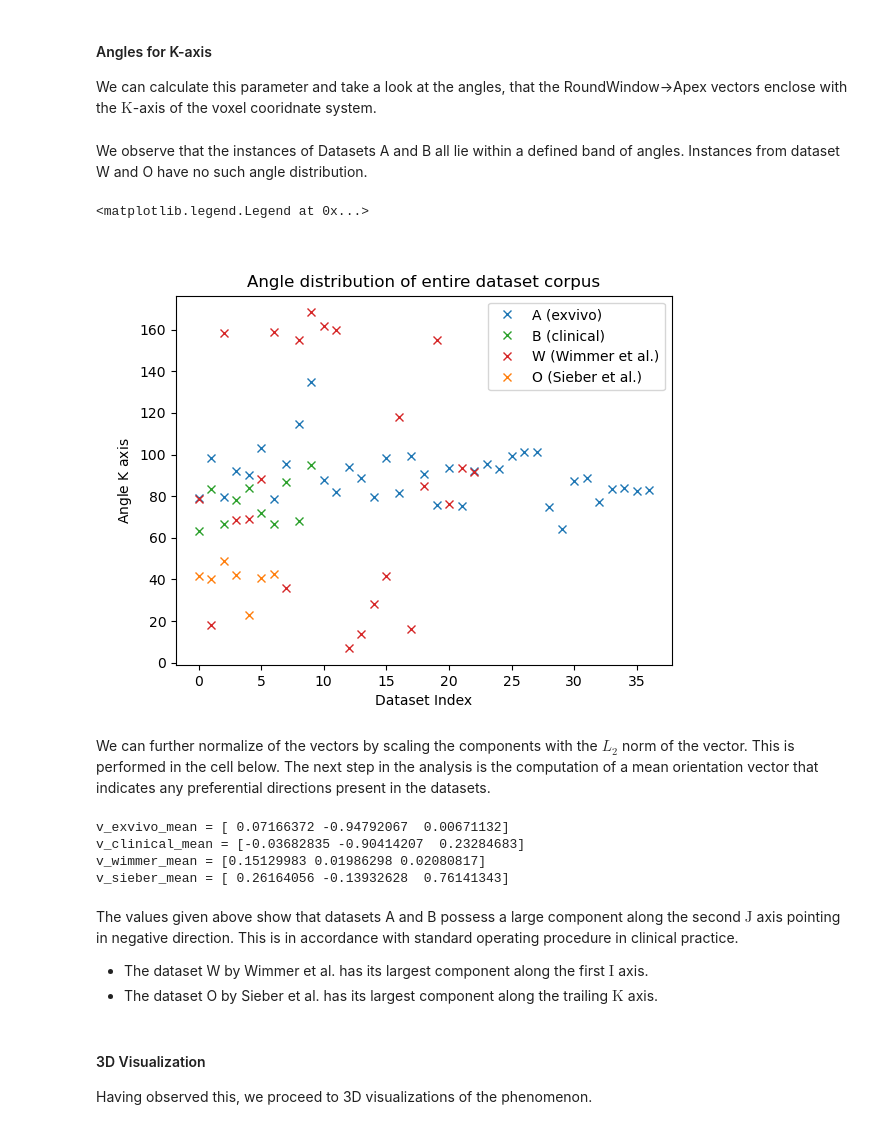
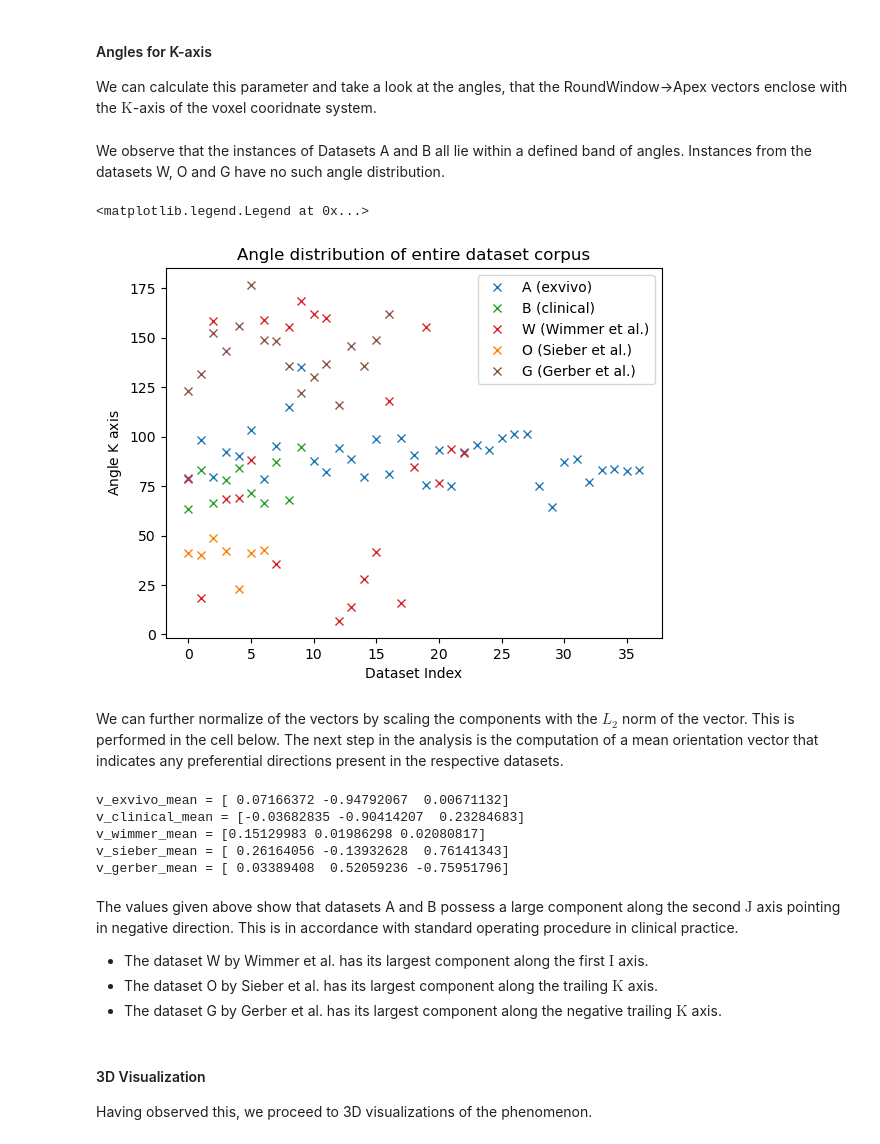
Before and after one commit to stebix/cochlea-spatial-investigation, a Jupyter notebook: orientation-analysis.ipynb, the cells around one changed output. Cells and saved outputs as stored; diff of their text form; code cells hidden in the pictures.

Commit message:
push dataset G and updated changes for revision

```diff
--- a/orientation-analysis.ipynb
+++ b/orientation-analysis.ipynb
@@ -46,6 +48,7 @@ vectors_clin = build_vectors(clin_dataset_landmarks, 'RoundWindow', 'CochleaTop'
 vectors_exvo = build_vectors(exvo_dataset_landmarks, 'RoundWindow', 'CochleaTop')
 vectors_wim = build_vectors(wim_dataset_landmarks, 'RoundWindow', 'CochleaTop')
 vectors_sib = build_vectors(sib_dataset_landmarks, 'RoundWindow', 'CochleaTop')
+vectors_ger = build_vectors(ger_dataset_landmarks, 'RoundWindow', 'CochleaTop')
 # %% [markdown]
 # Domain Gap Mitigation Strategy
 
@@ -69,24 +72,27 @@ exvo_angles = [angle(e_K, v) for v in vectors_exvo]
 clin_angles = [angle(e_K, v) for v in vectors_clin]
 wim_angles = [angle(e_K, v) for v in vectors_wim]
 sib_angles = [angle(e_K, v) for v in vectors_sib]
+ger_angles = [angle(e_K, v) for v in vectors_ger]
 # %% [markdown]
-We observe that the instances of Datasets A and B all lie within a defined band of angles. Instances from dataset W and O have no such angle distribution.
+We observe that the instances of Datasets A and B all lie within a defined band of angles. Instances from the datasets W, O and G have no such angle distribution.
 # %%
 fig, ax = plt.subplots()
 ax.plot(exvo_angles, marker='x', ls='', label='A (exvivo)', color='tab:blue')
 ax.plot(clin_angles, marker='x', ls='', label='B (clinical)', color='tab:green')
 
 ax.plot(wim_angles, marker='x', ls='', label='W (Wimmer et al.)', color='tab:red')
 ax.plot(sib_angles, marker='x', ls='', label='O (Sieber et al.)', color='tab:orange')
+ax.plot(ger_angles, marker='x', ls='', label='G (Gerber et al.)', color='tab:brown')
+
 
 ax.set(xlabel='Dataset Index', ylabel='Angle $\mathrm{K}$ axis')
 ax.set_title('Angle distribution of entire dataset corpus')
 ax.legend()
 # %% [output]
 <matplotlib.legend.Legend at 0x...>
-[figure, old version]
+[figure, new version]
 # %% [markdown]
-We can further normalize of the vectors by scaling the components with the $L_2$ norm of the vector. This is performed in the cell below. The next step in the analysis is the computation of a mean orientation vector that indicates any preferential directions present in the datasets.
+We can further normalize of the vectors by scaling the components with the $L_2$ norm of the vector. This is performed in the cell below. The next step in the analysis is the computation of a mean orientation vector that indicates any preferential directions present in the respective datasets.
 # %%
 nvectors_clin = [as_normalized_origin_vector(v) for v in vectors_clin]
 nvectors_exvo = [as_normalized_origin_vector(v) for v in vectors_exvo]
@@ -95,7 +102,7 @@ nvectors_sib = [as_normalized_origin_vector(v) for v in vectors_sib]
 # %%
 nvzip = zip(
-    ['exvivo', 'clinical', 'wimmer', 'sieber'],
-    [nvectors_exvo, nvectors_clin, nvectors_wim, nvectors_sib]
+    ['exvivo', 'clinical', 'wimmer', 'sieber', 'gerber'],
+    [nvectors_exvo, nvectors_clin, nvectors_wim, nvectors_sib, nvectors_ger]
 )
 mean_str = ''
 for name, vectorset in nvzip:
@@ -110,11 +117,13 @@ v_exvivo_mean = [ 0.07166372 -0.94792067  0.00671132]
 v_clinical_mean = [-0.03682835 -0.90414207  0.23284683]
 v_wimmer_mean = [0.15129983 0.01986298 0.02080817]
 v_sieber_mean = [ 0.26164056 -0.13932628  0.76141343]
+v_gerber_mean = [ 0.03389408  0.52059236 -0.75951796]
 # %% [markdown]
 The values given above show that datasets A and B possess a large component along the second $\mathrm{J}$ axis pointing in negative direction.
 This is in accordance with standard operating procedure in clinical practice.
  - The dataset W by Wimmer et al. has its largest component along the first $\mathrm{I}$ axis.
  - The dataset O by Sieber et al. has its largest component along the trailing $\mathrm{K}$ axis.
+ - The dataset G by Gerber et al. has its largest component along the negative trailing $\mathrm{K}$ axis.
 # %% [markdown]
 #### 3D Visualization
 
```
Also changed, not shown: parts of 11 cells of this notebook, 1 other file.
